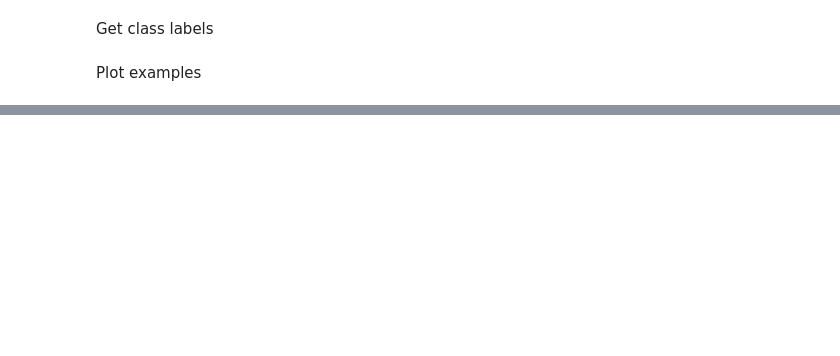
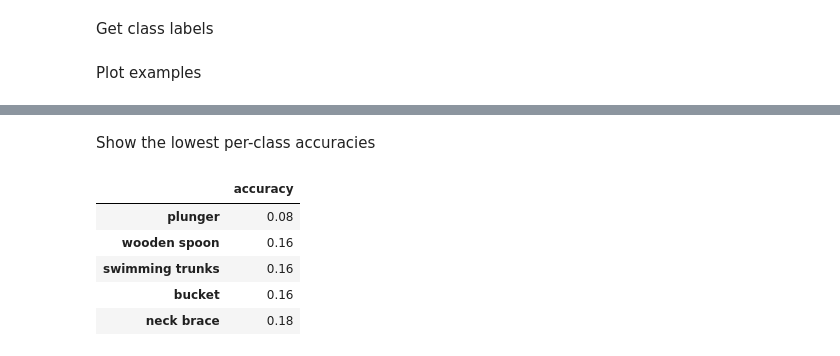
Before and after one commit to papkov/tinyimagenet, a Jupyter notebook: notebooks/resnet18_v1_vs_v2.ipynb, the cells around one changed output, grey strips where cells are left out. Drawn from its saved outputs; the diff is of its cells as text; code cells hidden in the pictures; blank space fills up the shorter version.

```diff
--- a/notebooks/resnet18_v1_vs_v2.ipynb
+++ b/notebooks/resnet18_v1_vs_v2.ipynb
@@ -221,0 +226,20 @@ show_examples(val_dataset, sorted_by_correct_score[:7], test_pred_v1)
+# %%
+def class_accuracy(predictions, labels):
+    accuracy = {}
+    for lab in np.unique(labels):
+        mask = labels == lab
+        accuracy[class_labels_dict[lab]] = np.mean(np.argmax(predictions, 1)[mask] == labels[mask])
+    return pd.DataFrame(accuracy, index=['accuracy']).T
+# %%
+class_accuracy_df = class_accuracy(test_pred_v2, val_dataset._df.label)
+# %% [markdown]
+Show the lowest per-class accuracies
+# %%
+class_accuracy_df.sort_values('accuracy').head(5)
+# %% [output]
+|  | accuracy |
+| plunger | 0.08 |
+| wooden spoon | 0.16 |
+| swimming trunks | 0.16 |
+| bucket | 0.16 |
+| neck brace | 0.18 |
```
Also changed, not shown: parts of 20 cells of this notebook, 7 other files.
